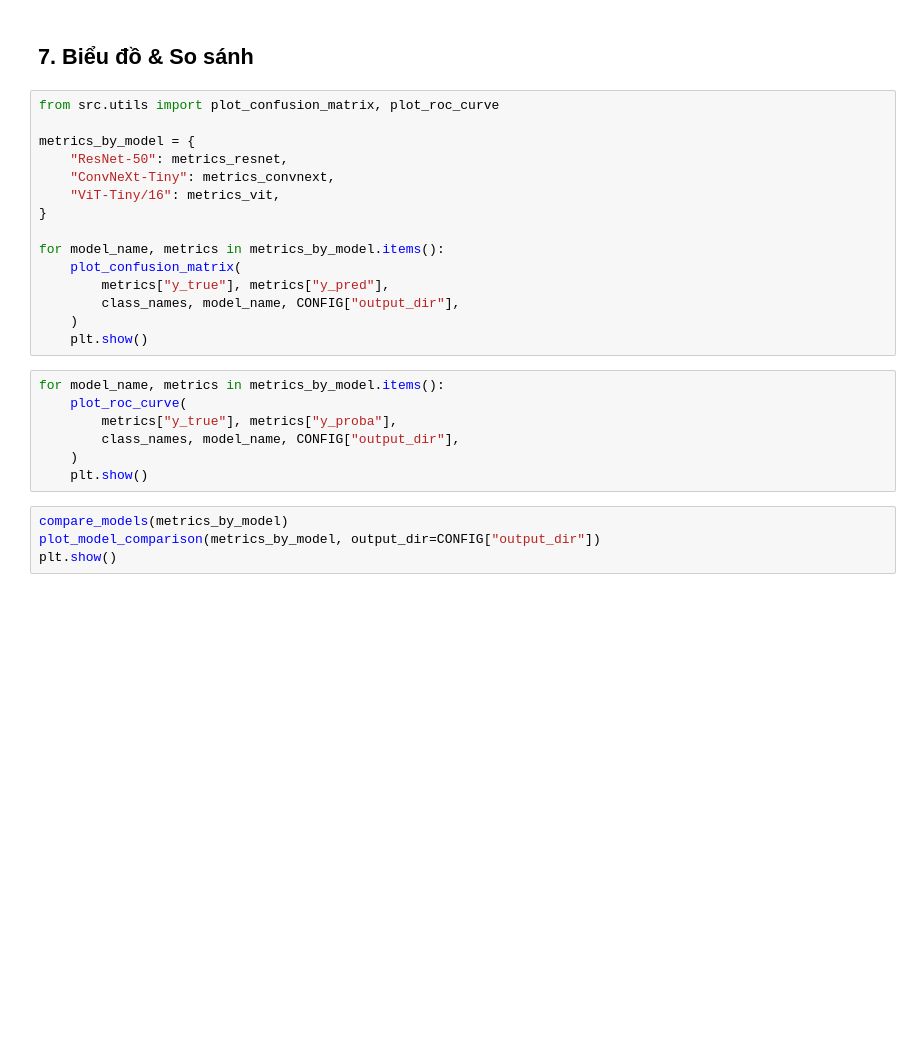
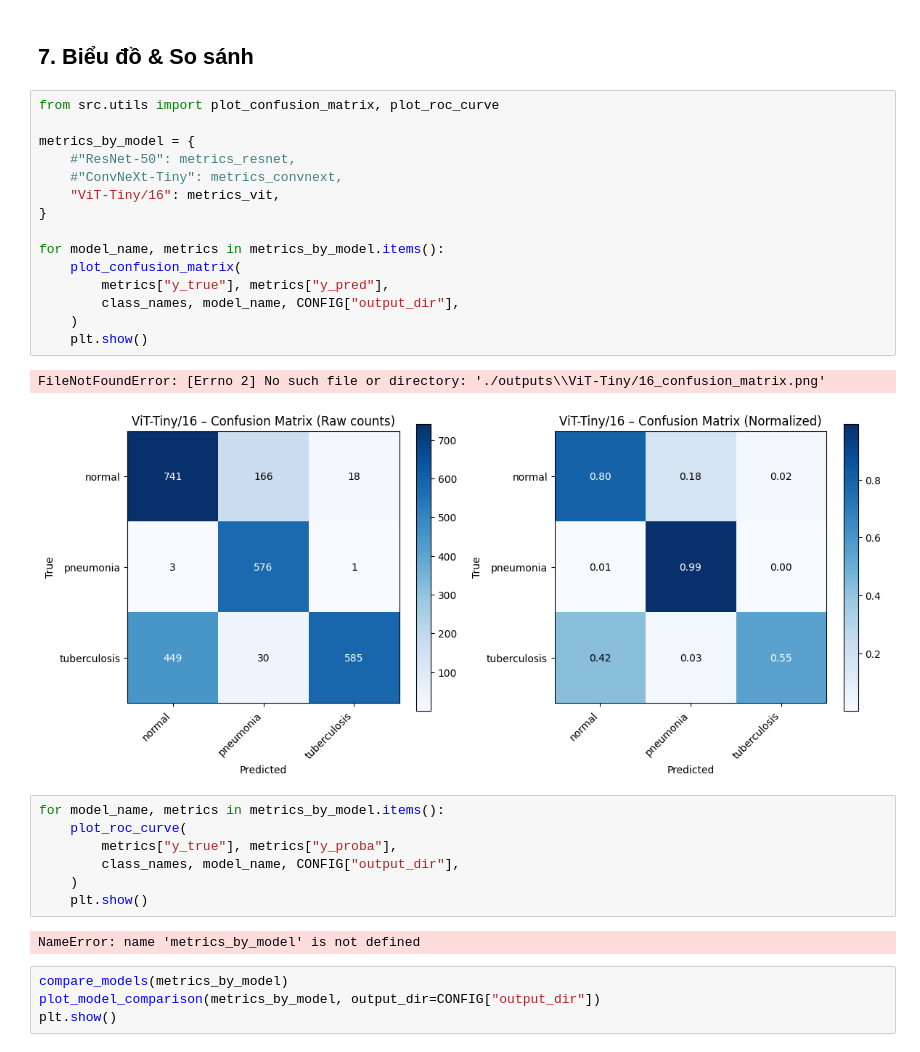
Before and after one commit to giang2011-ai/Seminar, a Jupyter notebook: main.ipynb, the cells around one changed output. Saved outputs shown, nothing was run; the diff lists cells and outputs as text; blank space fills up the shorter version.

```diff
--- a/main.ipynb
+++ b/main.ipynb
@@ -222,18 +284,21 @@ metrics_vit = evaluate_model(
 # %%
 from src.utils import plot_confusion_matrix, plot_roc_curve
 
 metrics_by_model = {
-    "ResNet-50": metrics_resnet,
-    "ConvNeXt-Tiny": metrics_convnext,
+    #"ResNet-50": metrics_resnet,
+    #"ConvNeXt-Tiny": metrics_convnext,
     "ViT-Tiny/16": metrics_vit,
 }
 
 for model_name, metrics in metrics_by_model.items():
     plot_confusion_matrix(
         metrics["y_true"], metrics["y_pred"],
         class_names, model_name, CONFIG["output_dir"],
     )
     plt.show()
+# %% [output]
+FileNotFoundError: [Errno 2] No such file or directory: './outputs\\ViT-Tiny/16_confusion_matrix.png'
+[figure, added]
 # %%
 for model_name, metrics in metrics_by_model.items():
     plot_roc_curve(
@@ -241,6 +306,8 @@ for model_name, metrics in metrics_by_model.items():
         class_names, model_name, CONFIG["output_dir"],
     )
     plt.show()
+# %% [output]
+NameError: name 'metrics_by_model' is not defined
 # %%
 compare_models(metrics_by_model)
 plot_model_comparison(metrics_by_model, output_dir=CONFIG["output_dir"])
```
Also changed, not shown: parts of 9 cells of this notebook, 5 other files.
